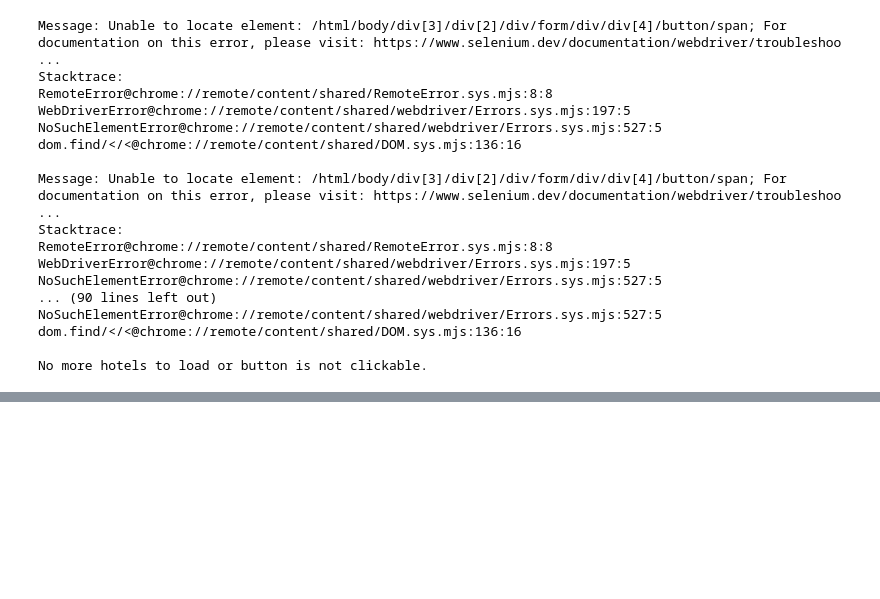
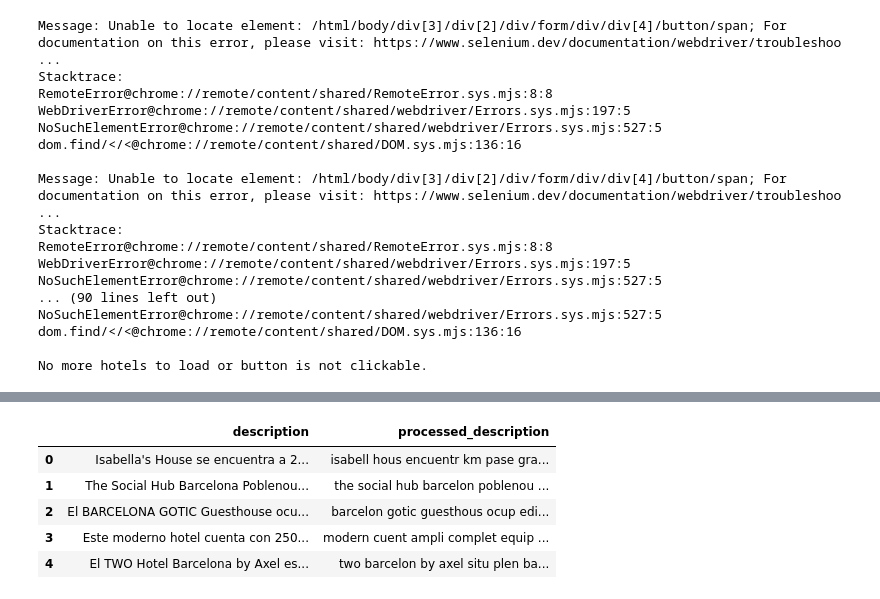
Before and after one commit to Enzo280100/textmining_booking, a Jupyter notebook: booking/ITM_HW1.ipynb, the cells around one changed output, grey strips where cells are left out. Cells and saved outputs as stored; diff of their text form; code cells hidden in the pictures; blank space fills up the shorter version.

```diff
--- a/booking/ITM_HW1.ipynb
+++ b/booking/ITM_HW1.ipynb
@@ -97,0 +142,9 @@ data = data_collector.get_all_hotel_data()
+# %%
+bcn[['description', 'processed_description']].head()
+# %% [output]
+|  | description | processed_description |
+| 0 | Isabella's House se encuentra a 2... | isabell hous encuentr km pase gra... |
+| 1 | The Social Hub Barcelona Poblenou... | the social hub barcelon poblenou ... |
+| 2 | El BARCELONA GOTIC Guesthouse ocu... | barcelon gotic guesthous ocup edi... |
+| 3 | Este moderno hotel cuenta con 250... | modern cuent ampli complet equip ... |
+| 4 | El TWO Hotel Barcelona by Axel es... | two barcelon by axel situ plen ba... |
```
Also changed, not shown: parts of 18 cells of this notebook, 4 other files.
